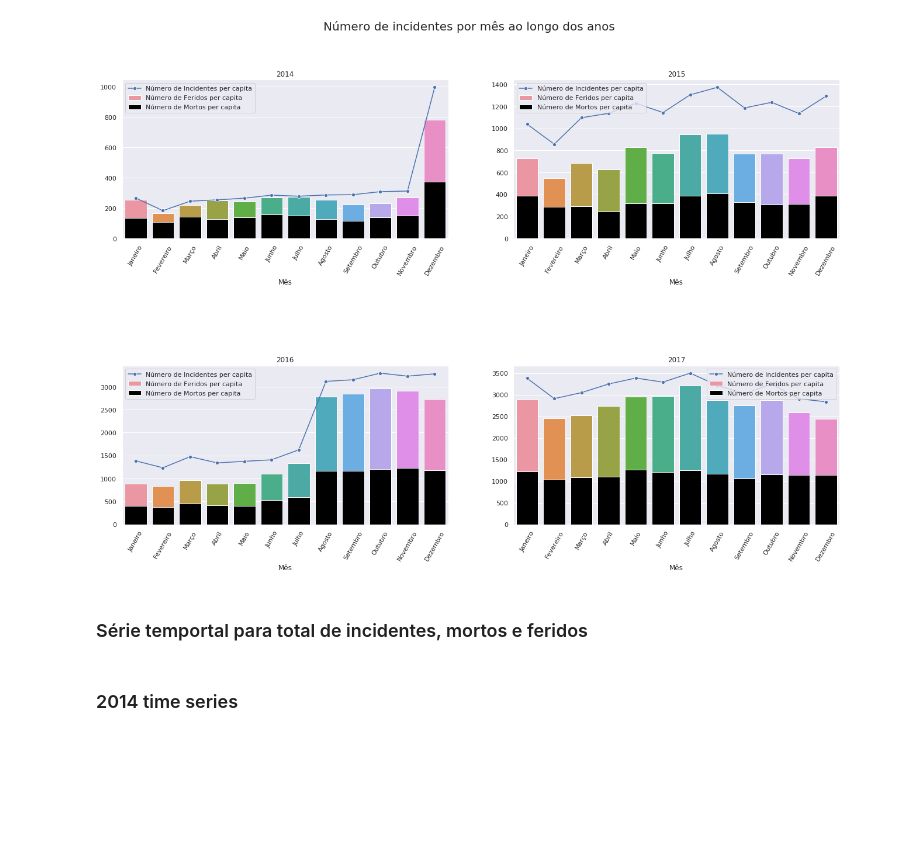
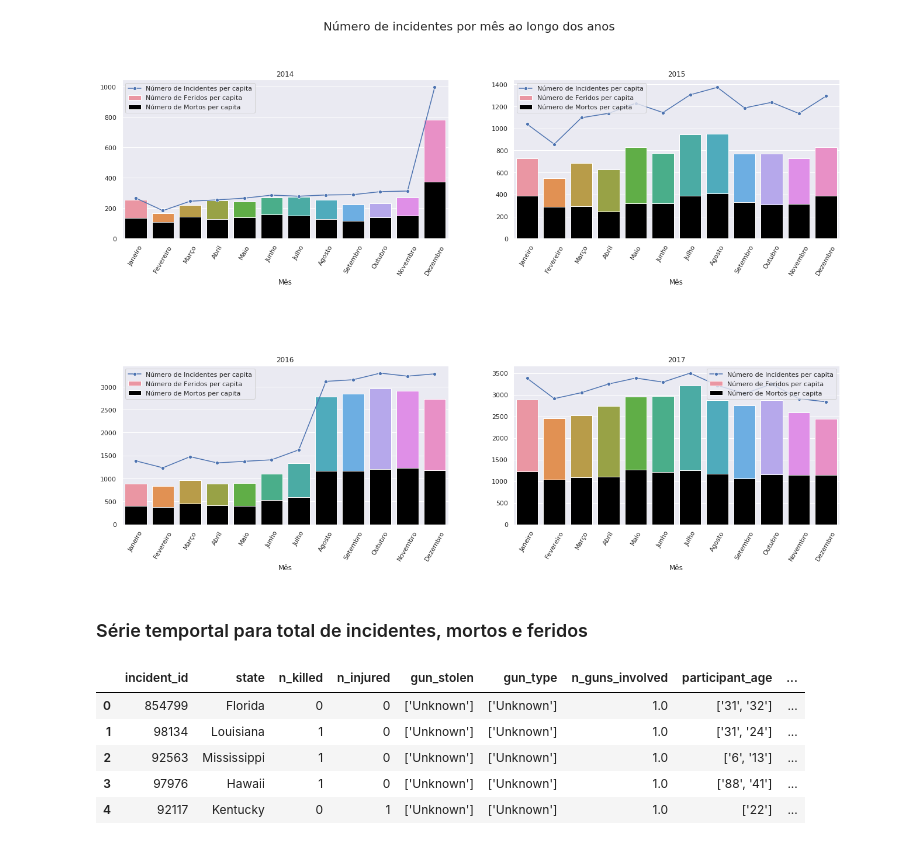
Before and after one commit to PedroPrisxzma/DataScience-Project, a Jupyter notebook: notebooks/Exploratory_Analysis.ipynb, the cells around one changed output. Cells and saved outputs as stored; diff of their text form; code cells hidden in the pictures; blank space fills up the shorter version.

```diff
--- a/notebooks/Exploratory_Analysis.ipynb
+++ b/notebooks/Exploratory_Analysis.ipynb
@@ -314,3 +307,12 @@ df['year-month'] = df['date'].map(lambda x: x[0:4] + '-' + x[5:7])
-# %% [markdown]
-### 2014 time series
+# %%
+# gun_violence['year'] = gun_violence['date'].map(lambda x: x[0:4])
+gun_violence['year-month'] = gun_violence['year'].apply(str) + '-' + gun_violence['month'].apply(str)
+gun_violence.head()
+# %% [output]
+|  | incident_id | state | n_killed | n_injured | gun_stolen | gun_type | n_guns_involved | participant_age | ... |
+| 0 | 854799 | Florida | 0 | 0 | ['Unknown'] | ['Unknown'] | 1.0 | ['31', '32'] | ... |
+| 1 | 98134 | Louisiana | 1 | 0 | ['Unknown'] | ['Unknown'] | 1.0 | ['31', '24'] | ... |
+| 2 | 92563 | Mississippi | 1 | 0 | ['Unknown'] | ['Unknown'] | 1.0 | ['6', '13'] | ... |
+| 3 | 97976 | Hawaii | 1 | 0 | ['Unknown'] | ['Unknown'] | 1.0 | ['88', '41'] | ... |
+| 4 | 92117 | Kentucky | 0 | 1 | ['Unknown'] | ['Unknown'] | 1.0 | ['22'] | ... |
 # %%
```
Also changed, not shown: parts of 28 cells of this notebook, 12 other files.
